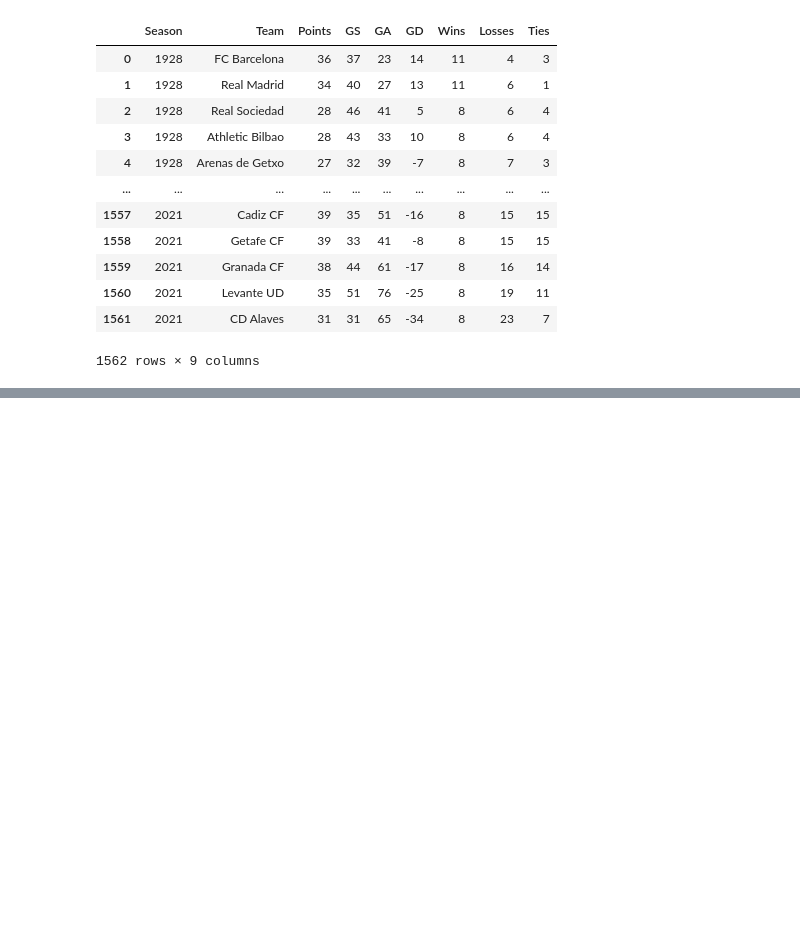
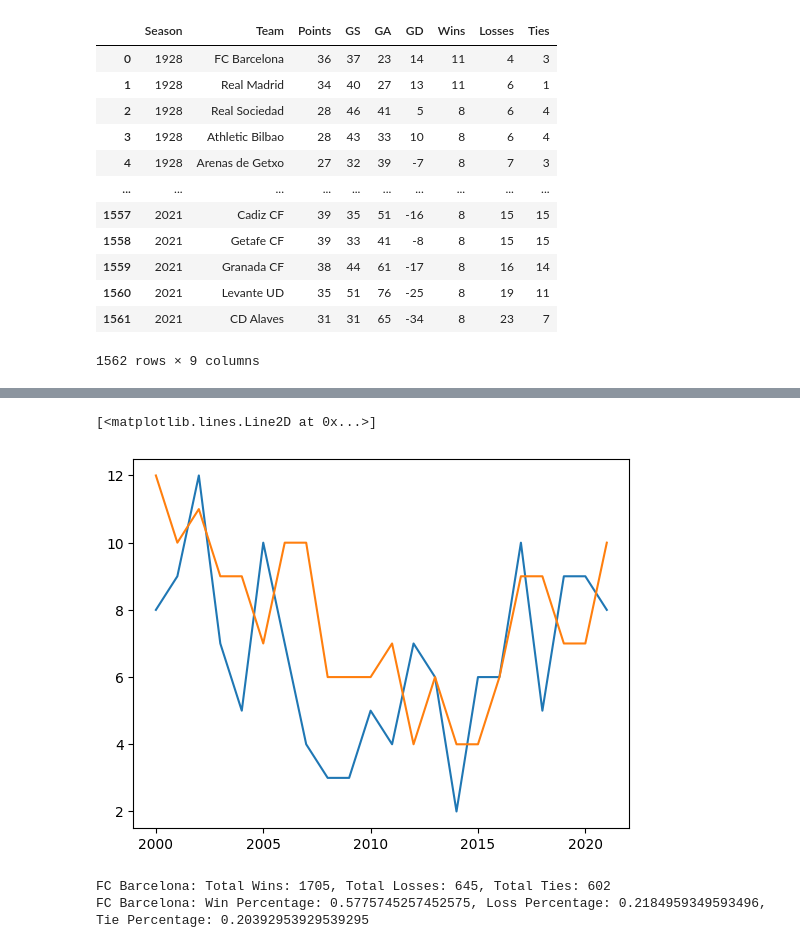
Before and after one commit to EvanDBush/soccer_rivalry_project, a Jupyter notebook: explore.ipynb, the cells around one changed output, grey strips where cells are left out. Drawn from its saved outputs; the diff is of its cells as text; code cells hidden in the pictures; blank space fills up the shorter version.

```diff
--- a/explore.ipynb
+++ b/explore.ipynb
@@ -36,0 +54,20 @@ season_results_df
+# %%
+plt.plot(recent_madrid_results_df['Season'], recent_madrid_results_df['Ties'])
+plt.plot(recent_barcelona_results_df['Season'], recent_barcelona_results_df['Ties'])
+# %% [output]
+[<matplotlib.lines.Line2D at 0x...>]
+[figure, added]
+# %%
+wins = barcelona_results_df['Wins'].sum()
+losses = barcelona_results_df['Losses'].sum()
+ties = barcelona_results_df['Ties'].sum()
+total_games = wins + losses + ties
+win_percentage = wins / total_games
+loss_percentage = losses / total_games
+tie_percentage = ties / total_games
+
+print(f'FC Barcelona: Total Wins: {wins}, Total Losses: {losses}, Total Ties: {ties}')
+print(f'FC Barcelona: Win Percentage: {win_percentage}, Loss Percentage: {loss_percentage}, Tie Percentage: {tie_percentage} ')
+# %% [output]
+FC Barcelona: Total Wins: 1705, Total Losses: 645, Total Ties: 602
+FC Barcelona: Win Percentage: 0.5775745257452575, Loss Percentage: 0.2184959349593496, Tie Percentage: 0.20392953929539295
```
Also changed, not shown: parts of 2 cells of this notebook.
